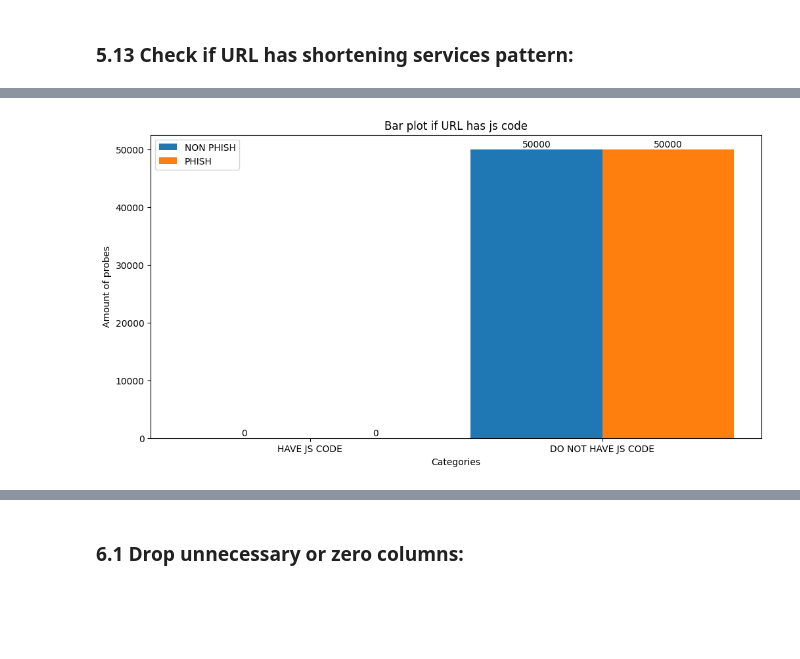
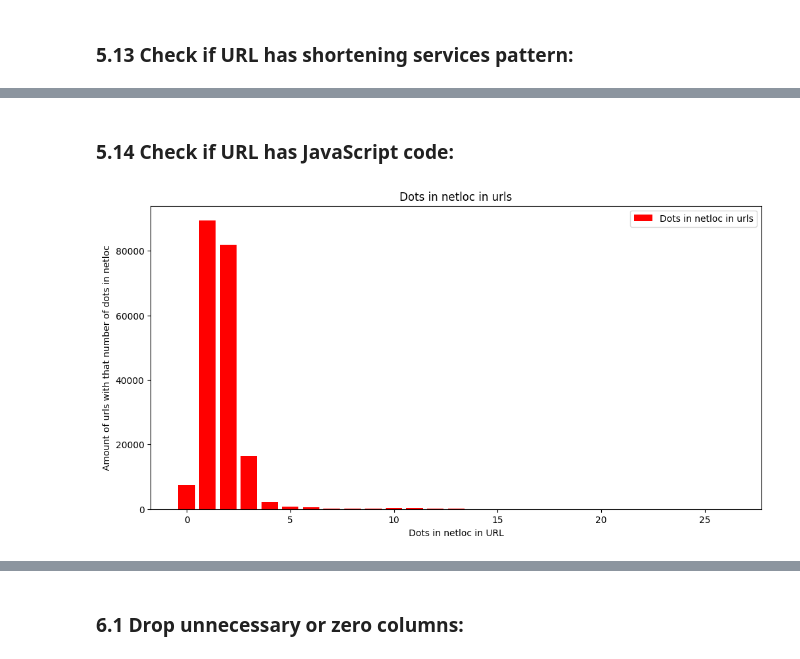
Before and after one commit to hubertmaka/URL-Phishing-Detection, a Jupyter notebook: data_visualization_and_traing_models.ipynb, the cells around one changed output, grey strips where cells are left out. Saved outputs shown, nothing was run; the diff lists cells and outputs as text; code cells hidden in the pictures; blank space fills up the shorter version.

```diff
--- a/data_visualization_and_traing_models.ipynb
+++ b/data_visualization_and_traing_models.ipynb
@@ -360,3 +404,3 @@ plt.show()
 # %%
-df_urls['HAVE_@'] = df_urls['URL'].apply(lambda url: 1 if FeatureExtraction(url).have_at_sign() else 0)
+# df_urls['HAVE_@'] = df_urls['URL'].apply(lambda url: 1 if FeatureExtraction(url).have_at_sign() else 0)
 # %%
@@ -580,7 +622,7 @@ PlotTwoCat(
 # %% [markdown]
 ### 5.8 Count how many digits in the url:
 # %%
-df_urls['DIGITS_AMOUNT'] = df_urls['URL'].apply(lambda url: FeatureExtraction(url).count_digits())
+df_urls['DIGITS_AMOUNT'] = df_urls['URL'].apply(lambda url: FeatureExtraction(url).count_digits() if FeatureExtraction(url).count_digits() <= 500 else 500)
 # %%
 counted_digits = df_urls[['URL', 'DIGITS_AMOUNT']].groupby('DIGITS_AMOUNT').count()
 counted_digits.tail()
@@ -615,7 +657,7 @@ plt.show()
 # %% [markdown]
 ### 5.9 Count how many letters in url:
 # %%
-df_urls['LETTERS_AMOUNT'] = df_urls['URL'].apply(lambda url: FeatureExtraction(url).count_letters())
+df_urls['LETTERS_AMOUNT'] = df_urls['URL'].apply(lambda url: FeatureExtraction(url).count_letters() if FeatureExtraction(url).count_letters() <= 500 else 500)
 # %%
 counted_letters = df_urls[['URL', 'LETTERS_AMOUNT']].groupby('LETTERS_AMOUNT').count()
 counted_letters.tail()
@@ -650,7 +692,7 @@ plt.show()
 # %% [markdown]
 ### 5.10 Path Depth:
 # %%
-df_urls['PATH_DEPTH'] =  df_urls['URL'].apply(lambda url: FeatureExtraction(url).path_depth())
+df_urls['PATH_DEPTH'] =  df_urls['URL'].apply(lambda url: FeatureExtraction(url).path_depth() if FeatureExtraction(url).path_depth() <= 30 else 30)
 # %%
 path_depth = df_urls[['URL', 'PATH_DEPTH']].groupby('PATH_DEPTH').count()
 path_depth
@@ -827,24 +869,17 @@ PlotTwoCat(
+# %% [markdown]
+### 5.14 Check if URL has JavaScript code:
 # %%
 df_urls['HAVE_JS_CODE'] = df_urls['URL'].apply(lambda url: 1 if FeatureExtraction(url).have_javascript_code() else 0)
 # %%
-# Filter results
-legitimate_and_have_js_filter = (df_urls['HAVE_JS_CODE'] == 1) & (df_urls['label'] == 0)
-legitimate_and_not_have_js_filter = (df_urls['HAVE_JS_CODE'] == 0) & (df_urls['label'] == 0)
-phish_and_have_js_filter = (df_urls['HAVE_JS_CODE'] == 1) & (df_urls['label'] == 1)
-phish_and_not_have_js_filter = (df_urls['HAVE_JS_CODE'] == 0) & (df_urls['label'] == 1)
-
-values1 = [len(df_urls[legitimate_and_have_js_filter]), len(df_urls[legitimate_and_not_have_js_filter])]
-values2 = [len(df_urls[phish_and_have_js_filter]), len(df_urls[phish_and_not_have_js_filter])]
-
-PlotTwoCat(
-    positive_cat='HAVE JS CODE',
-    negative_cat='DO NOT HAVE JS CODE',
-    title='Bar plot if URL has js code',
-    pos_values=values1,
-    neg_values=values2
-).plot_by_categories()
+plt.figure(figsize=(12, 6))
+plt.bar(dots_in_netloc.index, dots_in_netloc['URL'], color='r')
+plt.title('Dots in netloc in urls')
+plt.xlabel('Dots in netloc in URL')
+plt.ylabel('Amount of urls with that number of dots in netloc')
+plt.legend(['Dots in netloc in urls'], loc='best')
+plt.show()
 # %% [output]
-[figure, old version]
+[figure, new version]
 # %%
 df_urls.head()
 # %% [output]
```
Also changed, not shown: parts of 104 cells of this notebook, 14 other files.
